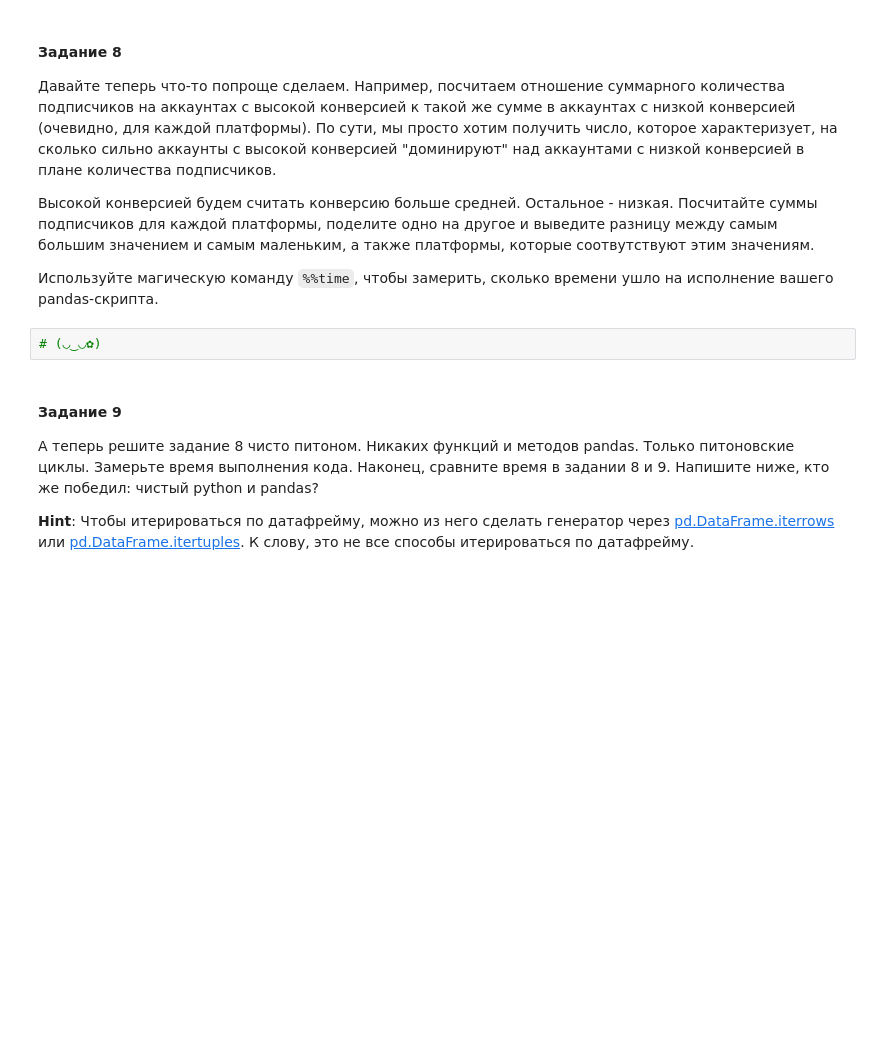
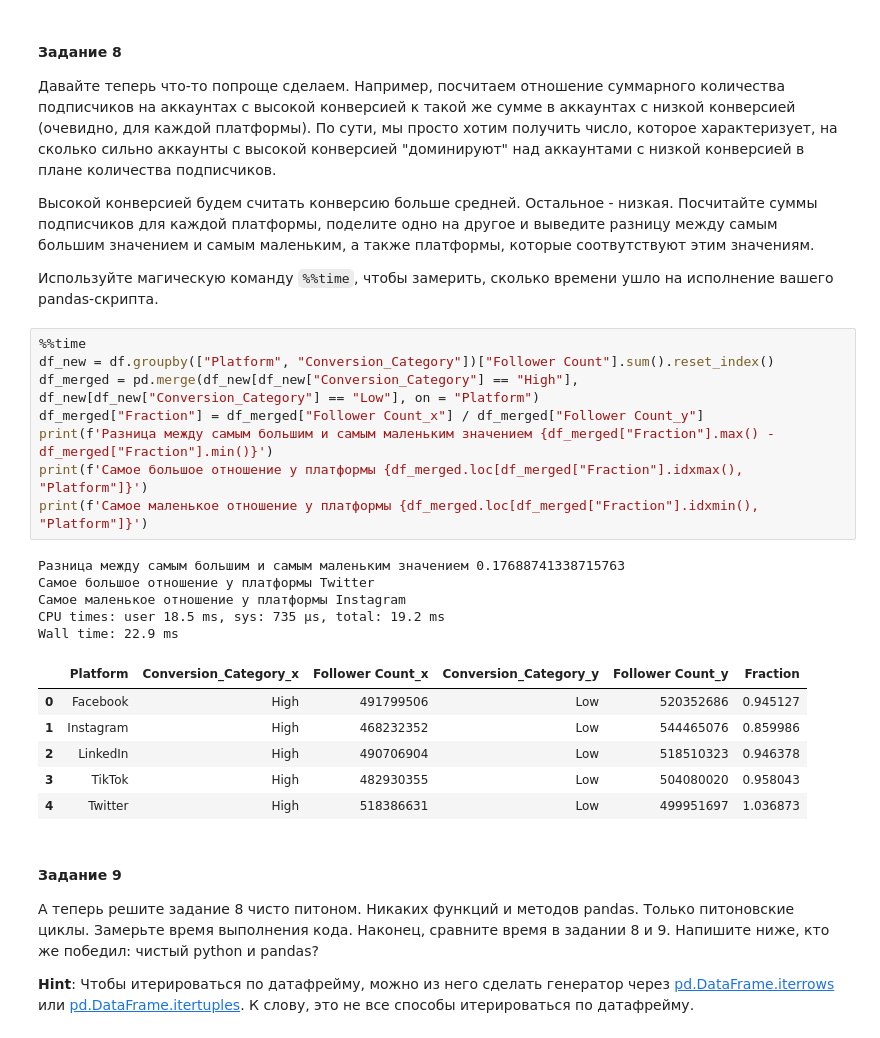
Before and after one commit to andreysnigirev/Data_Analysis, a Jupyter notebook: 2025/homeworks/hw02-pandas/hw02_pandas.ipynb, the cells around one changed output. Saved outputs shown, nothing was run; the diff lists cells and outputs as text; blank space fills up the shorter version.

```diff
--- a/2025/homeworks/hw02-pandas/hw02_pandas.ipynb
+++ b/2025/homeworks/hw02-pandas/hw02_pandas.ipynb
@@ -223,8 +231,26 @@ print(f'Платформа с наименьшей максимальной эф
 Высокой конверсией будем считать конверсию больше средней. Остальное - низкая. Посчитайте суммы подписчиков для каждой платформы, поделите одно на другое и выведите разницу между самым большим значением и самым маленьким, а также платформы, которые соотвутствуют этим значениям.
 
 Используйте магическую команду `%%time`, чтобы замерить, сколько времени ушло на исполнение вашего pandas-скрипта.
-# %%
-# (◡‿◡✿)
+# %%
+%%time
+df_new = df.groupby(["Platform", "Conversion_Category"])["Follower Count"].sum().reset_index()
+df_merged = pd.merge(df_new[df_new["Conversion_Category"] == "High"], df_new[df_new["Conversion_Category"] == "Low"], on = "Platform")
+df_merged["Fraction"] = df_merged["Follower Count_x"] / df_merged["Follower Count_y"]
+print(f'Разница между самым большим и самым маленьким значением {df_merged["Fraction"].max() - df_merged["Fraction"].min()}')
+print(f'Самое большое отношение у платформы {df_merged.loc[df_merged["Fraction"].idxmax(), "Platform"]}')
+print(f'Самое маленькое отношение у платформы {df_merged.loc[df_merged["Fraction"].idxmin(), "Platform"]}')
+# %% [output]
+Разница между самым большим и самым маленьким значением 0.17688741338715763
+Самое большое отношение у платформы Twitter
+Самое маленькое отношение у платформы Instagram
+CPU times: user 18.5 ms, sys: 735 µs, total: 19.2 ms
+Wall time: 22.9 ms
+|  | Platform | Conversion_Category_x | Follower Count_x | Conversion_Category_y | Follower Count_y | Fraction |
+| 0 | Facebook | High | 491799506 | Low | 520352686 | 0.945127 |
+| 1 | Instagram | High | 468232352 | Low | 544465076 | 0.859986 |
+| 2 | LinkedIn | High | 490706904 | Low | 518510323 | 0.946378 |
+| 3 | TikTok | High | 482930355 | Low | 504080020 | 0.958043 |
+| 4 | Twitter | High | 518386631 | Low | 499951697 | 1.036873 |
 # %% [markdown]
 #### Задание 9
 
```
Also changed, not shown: parts of 4 cells of this notebook.
